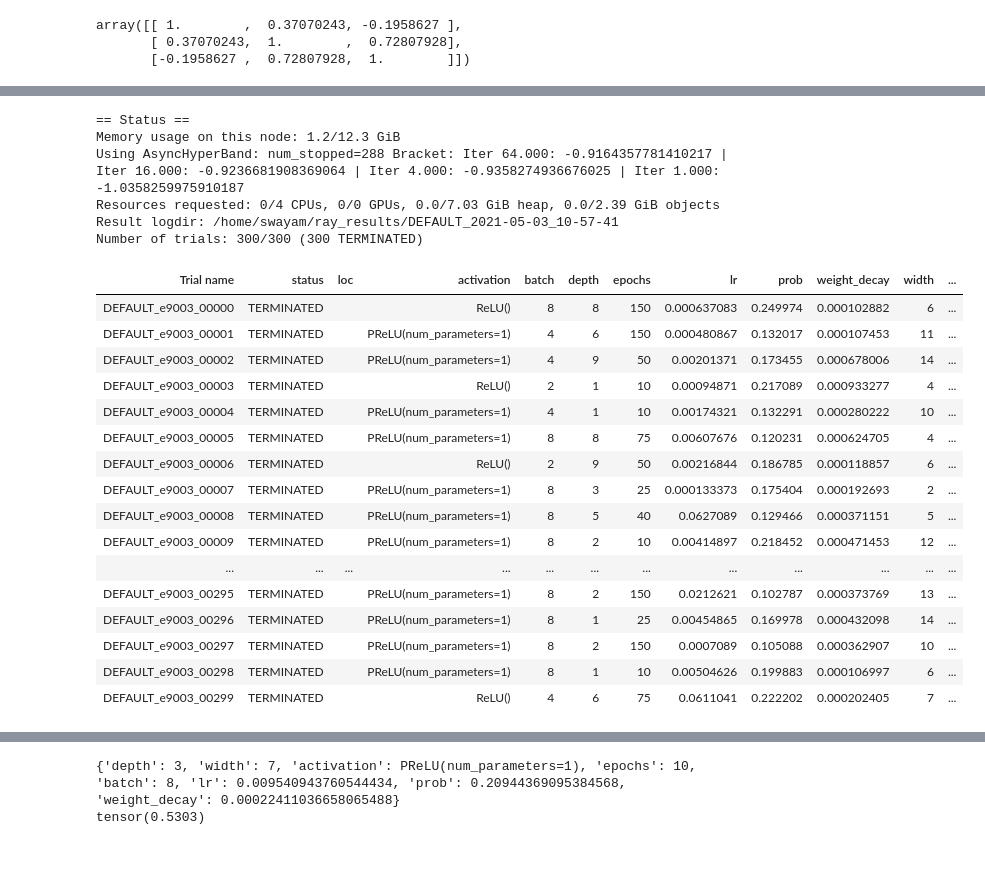
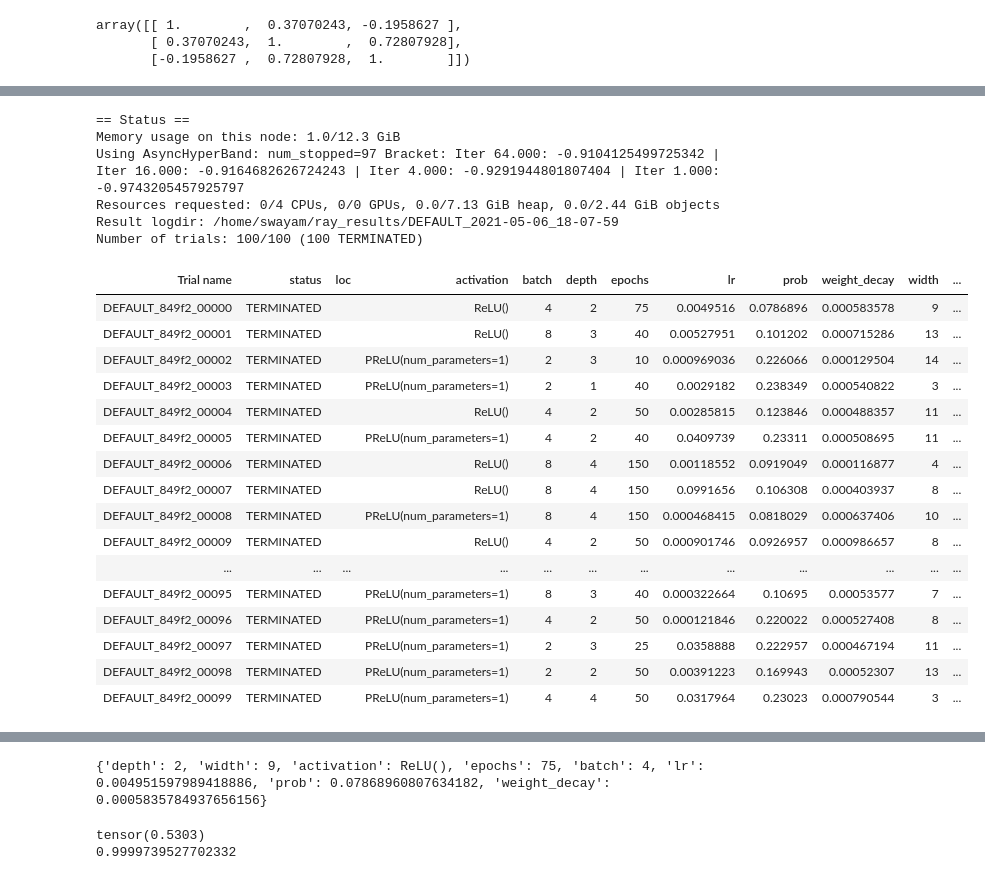
Before and after one commit to spsinha/Prem-Match-Classifier, a Jupyter notebook: classifier.ipynb, the cells around one changed output, grey strips where cells are left out. Drawn from its saved outputs; the diff is of its cells as text; code cells hidden in the pictures.

```diff
--- a/classifier.ipynb
+++ b/classifier.ipynb
@@ -366,7 +372,7 @@ def compute_acc(labels, outputs):
     return (preds == labels).sum() / labels.size(0)
 
 
-def train_nn(param_grid, X_tr=None, y_tr=None, X_val=None, y_val=None, checkpoint_dir=None):
+def train_nn(param_grid, criterion=None, X_tr=None, y_tr=None, X_val=None, y_val=None, checkpoint_dir=None):
     '''
     Trains neural net with a particular configuration of hyperparameters given by the param grid.
     At each epoch the validation loss and accuracy is reported to ray tune.
@@ -379,7 +385,7 @@ def train_nn(param_grid, X_tr=None, y_tr=None, X_val=None, y_val=None, checkpoin
     yval (np.array): 1D array of validation labels
     '''
     net = Net(param_grid['depth'], param_grid['width'], param_grid['activation'], param_grid['prob'], NUM_CLASSES)
-    criterion = nn.CrossEntropyLoss()
+    #criterion = nn.CrossEntropyLoss()
     if param_grid['activation'] == 'nn.PReLU()':
         optimizer = optim.Adam([
             {'params': net.activation.parameters(), 'weight_decay':0},
@@ -399,7 +405,7 @@ def train_nn(param_grid, X_tr=None, y_tr=None, X_val=None, y_val=None, checkpoin
                                               shuffle=True)
 
     for epoch in range(param_grid['epochs']):
-        train_nn(trainloader, optimizer, criterion, net)
+        train_loop(trainloader, optimizer, criterion, net)
         with torch.no_grad():
             net.eval()
             val_labels = torch.tensor(y_val.values, dtype=torch.int64)
@@ -437,7 +443,7 @@ def train_loop(trainloader, optimizer, criterion, net):
 
 
 
-def model_select_nn(param_grid, scheduler, num_trials, X_tr, y_tr, X_val, y_val, X_tst, y_tst):
+def model_select_nn(param_grid, criterion, scheduler, num_trials, X_tr, y_tr, X_val, y_val, X_tst, y_tst):
     '''
     Uses tune to draw samples of hyperparam configurations from the search space defined by
     the parameter grid and fits a model for each sample. The model with the lowest validation loss
@@ -455,7 +461,7 @@ def model_select_nn(param_grid, scheduler, num_trials, X_tr, y_tr, X_val, y_val,
     ytst (np.array): 1D array of test labels
     '''
     reporter = tune.JupyterNotebookReporter(metric_columns = ['loss', 'acc', 'training_iteration'], overwrite=1)
-    res = tune.run(partial(train_nn, X_tr=X_tr, y_tr=y_tr, X_val=X_val, y_val=y_val),
+    res = tune.run(partial(train_nn, criterion=criterion, X_tr=X_tr, y_tr=y_tr, X_val=X_val, y_val=y_val),
              resources_per_trial={'cpu':4, 'gpu': 0},
              config=param_grid,
              scheduler=scheduler,
@@ -484,12 +490,13 @@ def model_select_nn(param_grid, scheduler, num_trials, X_tr, y_tr, X_val, y_val,
                          weight_decay=best_trial.config['weight_decay'])
 
     for epoch in range(best_trial.config['epochs']):
-        train_nn(train_val_loader, optimizer, nn.CrossEntropyLoss(), best_mod)
+        train_loop(train_val_loader, optimizer, criterion, best_mod)
     best_mod.eval()
     with torch.no_grad():
         test_labels = torch.tensor(y_tst.values, dtype=torch.int64)
         test_outputs = best_mod(torch.tensor(X_tst.values, dtype=torch.float32))
         print(compute_acc(test_labels, test_outputs))
+        print(criterion(test_outputs, test_labels).item())
 
     return best_mod
 
@@ -499,56 +506,57 @@ SD = np.sqrt(np.diag(np.cov(X_tr.T)))
 X_tr = normalize(X_tr, MU, SD)
 X_val = normalize(X_val, MU, SD)
 X_tst = normalize(X_tst, MU, SD)
 
 param_grid = {
-    'depth': tune.randint(1, 10),
-    'width': tune.randint(1, 15),
+    'depth': tune.randint(1, 5),
+    'width': tune.randint(3, 15),
     'activation': tune.choice([nn.ReLU(), nn.PReLU()]),
     'epochs': tune.choice([10, 25, 40, 50, 75, 150]),
     'batch': tune.choice([2**i for i in range(1, 4)]),
     'lr': tune.loguniform(1e-4, 1e-1),
     #'momentum': tune.uniform(.9, .99),
-    'prob': tune.uniform(.1,.25),
+    'prob': tune.uniform(.075,.25),
     'weight_decay':tune.uniform(1e-6, 1e-3)
 }
 
 '''
 param_grid = {
     'depth': tune.randint(5,7),
     'width': tune.randint(8, 11),
     'activation': tune.choice([nn.ReLU(), nn.PReLU()]),
     'epochs': tune.choice([30, 40, 50, 75, 100 ,150]),
     'batch': tune.choice([2**i for i in range(1,3)]),
     'lr': tune.loguniform(1e-4, 1e-2),
     #'momentum': tune.uniform(.95, .99),
     'prob': tune.uniform(.05, .25),
     'weight_decay': tune.uniform(1e-5, 1e-3)
 }
 '''
 scheduler = tune.schedulers.ASHAScheduler(metric = 'loss', mode='min')
-num_trials = 300
-best_mod_nn = model_select_nn(param_grid, scheduler, num_trials, X_tr, y_tr, X_val, y_val, X_tst, y_tst)
+num_trials = 100
+loss = nn.CrossEntropyLoss()
+best_mod_nn = model_select_nn(param_grid, loss, scheduler, num_trials, X_tr, y_tr, X_val, y_val, X_tst, y_tst)
 # %% [output]
 == Status ==
-Memory usage on this node: 1.2/12.3 GiB
-Using AsyncHyperBand: num_stopped=288 Bracket: Iter 64.000: -0.9164357781410217 | Iter 16.000: -0.9236681908369064 | Iter 4.000: -0.9358274936676025 | Iter 1.000: -1.0358259975910187
-Resources requested: 0/4 CPUs, 0/0 GPUs, 0.0/7.03 GiB heap, 0.0/2.39 GiB objects
-Result logdir: /home/swayam/ray_results/DEFAULT_2021-05-03_10-57-41
-Number of trials: 300/300 (300 TERMINATED)
+Memory usage on this node: 1.0/12.3 GiB
+Using AsyncHyperBand: num_stopped=97 Bracket: Iter 64.000: -0.9104125499725342 | Iter 16.000: -0.9164682626724243 | Iter 4.000: -0.9291944801807404 | Iter 1.000: -0.9743205457925797
+Resources requested: 0/4 CPUs, 0/0 GPUs, 0.0/7.13 GiB heap, 0.0/2.44 GiB objects
+Result logdir: /home/swayam/ray_results/DEFAULT_2021-05-06_18-07-59
+Number of trials: 100/100 (100 TERMINATED)
 | Trial name | status | loc | activation | batch | depth | epochs | lr | prob | weight_decay | width | ... |
-| DEFAULT_e9003_00000 | TERMINATED |  | ReLU() | 8 | 8 | 150 | 0.000637083 | 0.249974 | 0.000102882 | 6 | ... |
-| DEFAULT_e9003_00001 | TERMINATED |  | PReLU(num_parameters=1) | 4 | 6 | 150 | 0.000480867 | 0.132017 | 0.000107453 | 11 | ... |
-| DEFAULT_e9003_00002 | TERMINATED |  | PReLU(num_parameters=1) | 4 | 9 | 50 | 0.00201371 | 0.173455 | 0.000678006 | 14 | ... |
-| DEFAULT_e9003_00003 | TERMINATED |  | ReLU() | 2 | 1 | 10 | 0.00094871 | 0.217089 | 0.000933277 | 4 | ... |
-| DEFAULT_e9003_00004 | TERMINATED |  | PReLU(num_parameters=1) | 4 | 1 | 10 | 0.00174321 | 0.132291 | 0.000280222 | 10 | ... |
-| DEFAULT_e9003_00005 | TERMINATED |  | PReLU(num_parameters=1) | 8 | 8 | 75 | 0.00607676 | 0.120231 | 0.000624705 | 4 | ... |
-| DEFAULT_e9003_00006 | TERMINATED |  | ReLU() | 2 | 9 | 50 | 0.00216844 | 0.186785 | 0.000118857 | 6 | ... |
-| DEFAULT_e9003_00007 | TERMINATED |  | PReLU(num_parameters=1) | 8 | 3 | 25 | 0.000133373 | 0.175404 | 0.000192693 | 2 | ... |
-| DEFAULT_e9003_00008 | TERMINATED |  | PReLU(num_parameters=1) | 8 | 5 | 40 | 0.0627089 | 0.129466 | 0.000371151 | 5 | ... |
-| DEFAULT_e9003_00009 | TERMINATED |  | PReLU(num_parameters=1) | 8 | 2 | 10 | 0.00414897 | 0.218452 | 0.000471453 | 12 | ... |
+| DEFAULT_849f2_00000 | TERMINATED |  | ReLU() | 4 | 2 | 75 | 0.0049516 | 0.0786896 | 0.000583578 | 9 | ... |
+| DEFAULT_849f2_00001 | TERMINATED |  | ReLU() | 8 | 3 | 40 | 0.00527951 | 0.101202 | 0.000715286 | 13 | ... |
+| DEFAULT_849f2_00002 | TERMINATED |  | PReLU(num_parameters=1) | 2 | 3 | 10 | 0.000969036 | 0.226066 | 0.000129504 | 14 | ... |
+| DEFAULT_849f2_00003 | TERMINATED |  | PReLU(num_parameters=1) | 2 | 1 | 40 | 0.0029182 | 0.238349 | 0.000540822 | 3 | ... |
+| DEFAULT_849f2_00004 | TERMINATED |  | ReLU() | 4 | 2 | 50 | 0.00285815 | 0.123846 | 0.000488357 | 11 | ... |
+| DEFAULT_849f2_00005 | TERMINATED |  | PReLU(num_parameters=1) | 4 | 2 | 40 | 0.0409739 | 0.23311 | 0.000508695 | 11 | ... |
+| DEFAULT_849f2_00006 | TERMINATED |  | ReLU() | 8 | 4 | 150 | 0.00118552 | 0.0919049 | 0.000116877 | 4 | ... |
+| DEFAULT_849f2_00007 | TERMINATED |  | ReLU() | 8 | 4 | 150 | 0.0991656 | 0.106308 | 0.000403937 | 8 | ... |
+| DEFAULT_849f2_00008 | TERMINATED |  | PReLU(num_parameters=1) | 8 | 4 | 150 | 0.000468415 | 0.0818029 | 0.000637406 | 10 | ... |
+| DEFAULT_849f2_00009 | TERMINATED |  | ReLU() | 4 | 2 | 50 | 0.000901746 | 0.0926957 | 0.000986657 | 8 | ... |
 | ... | ... | ... | ... | ... | ... | ... | ... | ... | ... | ... | ... |
-| DEFAULT_e9003_00295 | TERMINATED |  | PReLU(num_parameters=1) | 8 | 2 | 150 | 0.0212621 | 0.102787 | 0.000373769 | 13 | ... |
-| DEFAULT_e9003_00296 | TERMINATED |  | PReLU(num_parameters=1) | 8 | 1 | 25 | 0.00454865 | 0.169978 | 0.000432098 | 14 | ... |
-| DEFAULT_e9003_00297 | TERMINATED |  | PReLU(num_parameters=1) | 8 | 2 | 150 | 0.0007089 | 0.105088 | 0.000362907 | 10 | ... |
-| DEFAULT_e9003_00298 | TERMINATED |  | PReLU(num_parameters=1) | 8 | 1 | 10 | 0.00504626 | 0.199883 | 0.000106997 | 6 | ... |
-| DEFAULT_e9003_00299 | TERMINATED |  | ReLU() | 4 | 6 | 75 | 0.0611041 | 0.222202 | 0.000202405 | 7 | ... |
+| DEFAULT_849f2_00095 | TERMINATED |  | PReLU(num_parameters=1) | 8 | 3 | 40 | 0.000322664 | 0.10695 | 0.00053577 | 7 | ... |
+| DEFAULT_849f2_00096 | TERMINATED |  | PReLU(num_parameters=1) | 4 | 2 | 50 | 0.000121846 | 0.220022 | 0.000527408 | 8 | ... |
+| DEFAULT_849f2_00097 | TERMINATED |  | PReLU(num_parameters=1) | 2 | 3 | 25 | 0.0358888 | 0.222957 | 0.000467194 | 11 | ... |
+| DEFAULT_849f2_00098 | TERMINATED |  | PReLU(num_parameters=1) | 2 | 2 | 50 | 0.00391223 | 0.169943 | 0.00052307 | 13 | ... |
+| DEFAULT_849f2_00099 | TERMINATED |  | PReLU(num_parameters=1) | 4 | 4 | 50 | 0.0317964 | 0.23023 | 0.000790544 | 3 | ... |
@@ -556,5 +564,6 @@ Number of trials: 300/300 (300 TERMINATED)
-{'depth': 3, 'width': 7, 'activation': PReLU(num_parameters=1), 'epochs': 10, 'batch': 8, 'lr': 0.009540943760544434, 'prob': 0.20944369095384568, 'weight_decay': 0.00022411036658065488}
-tensor(0.5303)
+{'depth': 2, 'width': 9, 'activation': ReLU(), 'epochs': 75, 'batch': 4, 'lr': 0.004951597989418886, 'prob': 0.07868960807634182, 'weight_decay': 0.0005835784937656156}
+tensor(0.5303)
+0.9999739527702332
 # %%
 def simple_strat(row):
     '''
```
Also changed, not shown: parts of 5 cells of this notebook.
